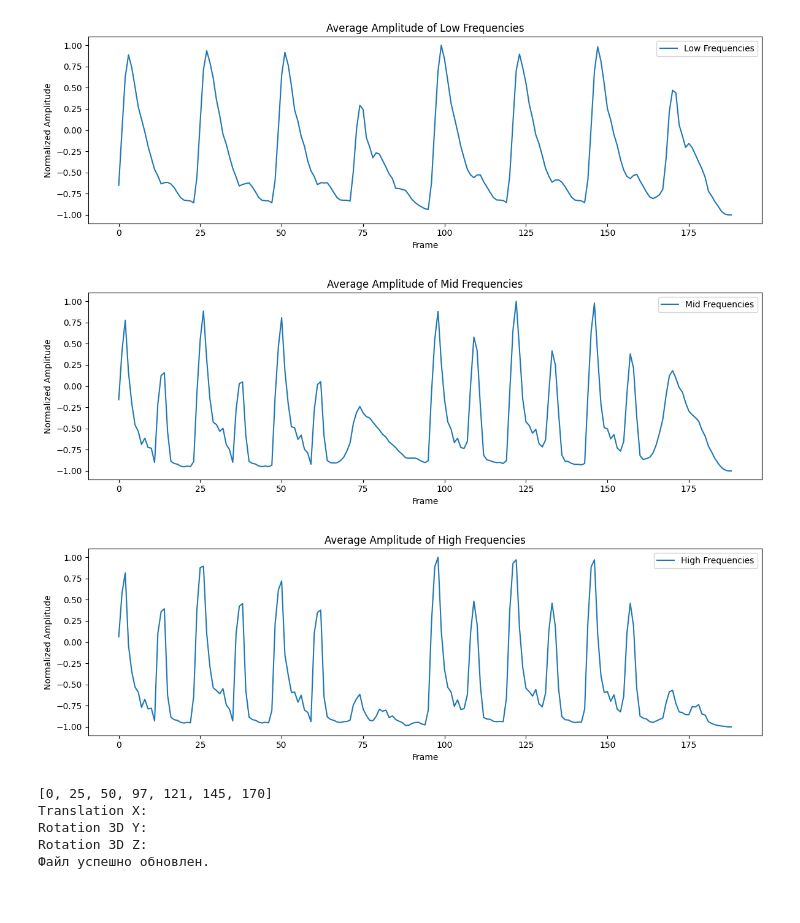
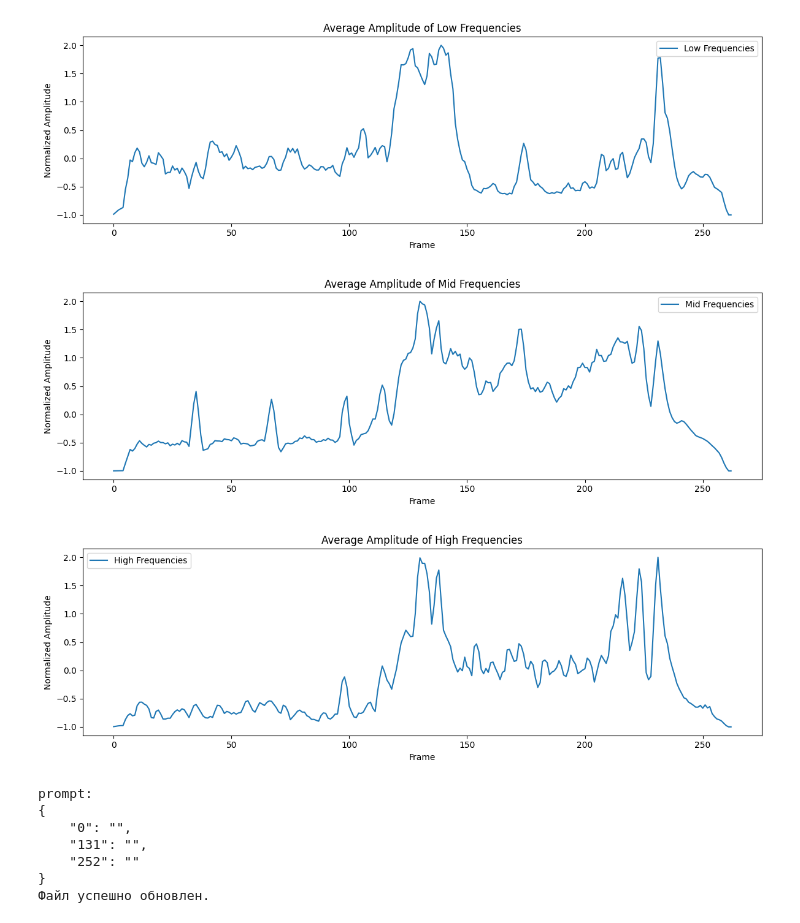
Before and after one commit to recoilme/deforum_music, a Jupyter notebook: mp32mp4.ipynb, the cells around one changed output. Cells and saved outputs as stored; diff of their text form; code cells hidden in the pictures.

```diff
--- a/mp32mp4.ipynb
+++ b/mp32mp4.ipynb
@@ -14,9 +14,9 @@ frequency_ranges = {
 }
 
 # Параметры
-seconds_to_analyze = 0
+seconds_to_analyze = 0 # 0 -
 frames_per_second = 12
-filename = '/home/recoilme/tmp/0311.MP3'#'Daft_Punk_-_The_Son_Of_Flynn.wav'
+filename = 'example.mp3'
 deforum_settings_base = '_deforum_music_settings.txt'
 deforum_settings_result = 'deforum_music_settings.txt'
 human_hearing_min = 20  # Минимальная слышимая частота в Гц
@@ -134,7 +134,7 @@ for start in range(0, len(audio_data), samples_per_frame):
 
 # Отображение данных с нормализацией и сглаживанием
 for range_name in frequency_ranges:
-    norm_array = normalize(np.array(amplitudes[range_name]),-1,1,3)
+    norm_array = normalize(np.array(amplitudes[range_name]),-1,2,3)
     formatted_string = ", ".join(f"{index}: ({value:.2f})" for index, value in enumerate(norm_array))
     #print(formatted_string)
 
@@ -154,7 +154,7 @@ for range_name in frequency_ranges:
     all_peaks.extend((peak, norm_array[peak]) for peak in peaks)
 
 selected_peaks = [0]
-max_peaks = (len(audio_data) // sample_rate) // 2
+max_peaks = (len(audio_data) // sample_rate) // 4
 
 # Сортируем все пики по величине в убывающем порядке
 all_peaks.sort(key=lambda x: x[1], reverse=True)
@@ -164,65 +164,69 @@ for peak, value in all_peaks:
         selected_peaks.append(peak)
     else:
         # Проверяем расстояние от текущего пика до всех уже выбранных пиков
-        if all(abs(peak - selected_peak) >= frames_per_second for selected_peak in selected_peaks):
+        if all(abs(peak - selected_peak) >= frames_per_second*10 for selected_peak in selected_peaks):
             selected_peaks.append(peak)
     # Если мы достигли нужного количества пиков, прерываем цикл
     if len(selected_peaks) == max_peaks:
         break
 selected_peaks.sort()
-print(selected_peaks)
+numbers_dict = {str(number): "" for number in selected_peaks}
+numbers_json = json.dumps(numbers_dict, indent=4)
+print('prompt:')
+print(numbers_json)
 
 def deforum_str(array):
     return ", ".join(f"{index}: ({value:.2f})" for index, value in enumerate(array))
 # Чтение JSON из файла
 with open(deforum_settings_base, 'r', encoding='utf-8') as f:
     deforum = json.load(f)
 #for key, value in deforum.items():
 #    print(f"The value of field '{key}' ")
 deforum['soundtrack_path']=filename
 
 for range_name in frequency_ranges:
     if range_name == 'Low Frequencies':
+        deforum['max_frames']=len(np.array(amplitudes[range_name]))
         #print("cfg:")
         #print(deforum_str(normalize(np.array(amplitudes[range_name]),6,16,1)))
         deforum['cfg_scale_schedule'] = deforum_str(normalize(np.array(amplitudes[range_name]),6,16,1))
         #print("str:")
         x = normalize(np.array(amplitudes[range_name]),0.45,0.65,1,True)
         x[selected_peaks] *= 0.75
         #print(deforum_str(x))
         deforum['strength_schedule'] = deforum_str(x)
         #print("Translation Z:")
         #print(deforum_str(normalize(np.array(amplitudes[range_name]),-1,4,3)))
         deforum['translation_z'] = deforum_str(normalize(np.array(amplitudes[range_name]),-1,4,3))
     if range_name == 'Mid Frequencies':
-        print("Translation X:")
-        #print(deforum_str(normalize(np.array(amplitudes[range_name]),-1.4,1.4,3,True)))
-        print("Rotation 3D Y:")
+        data_mean = np.mean(normalize(np.array(amplitudes[range_name]),-1.4,1.4,3,True))
+        deforum['translation_x']=deforum_str(normalize(np.array(amplitudes[range_name]),-1.4,(1.4-data_mean*2),3,True))
+        #print("Rotation 3D Y:")
+        data_mean = np.mean(normalize(np.array(amplitudes[range_name]),-0.4,0.4,3))
+        deforum['rotation_3d_y']=deforum_str(normalize(np.array(amplitudes[range_name]),-0.4,(0.4-data_mean*2),6))
         #print(deforum_str(normalize(np.array(amplitudes[range_name]),-0.4,0.4,3)))
     if range_name == 'High Frequencies':
-        print("Rotation 3D Z:")
+        #print("Rotation 3D Z:")
         #print(deforum_str(normalize(np.array(amplitudes[range_name]),-0.4,0.4,3)))
+        data_mean = np.mean(normalize(np.array(amplitudes[range_name]),-0.4,0.4,3))
+        deforum['translation_y']=deforum_str(normalize(np.array(amplitudes[range_name]),-0.4,0.4-data_mean*2,3))
+        deforum['rotation_3d_x']=deforum_str(normalize(np.array(amplitudes[range_name]),-0.4,(0.4-data_mean*2),6,True))
 
 # Сохранение файла с обновленным значением поля
-with open(deforum_settings_result, 'w', encoding='utf-8') as ff:
-    json.dump(deforum, ff, ensure_ascii=False, indent=4)
-
-print("Файл успешно обновлен.")
-# Печать значений полей
-#print(deforum)  # Выводит весь JSON
-#for key, value in deforum.items():
-#    print(f"The value of field '{key}' ")
-
-#prompts
-#strength_schedule
-#cfg_scale_schedule
-#translation_z
+try:
+    with open(deforum_settings_result, 'w', encoding='utf-8') as ff:
+        json.dump(deforum, ff, ensure_ascii=False, indent=4)
+    print("Файл успешно обновлен.")
+except Exception as e:
+    print(f"Произошла ошибка при записи файла: {e}")
 # %% [output]
-[figure, old version]
+[figure, new version]
-[figure, old version]
+[figure, new version]
-[figure, old version]
+[figure, new version]
-[0, 25, 50, 97, 121, 145, 170]
-Translation X:
-Rotation 3D Y:
-Rotation 3D Z:
+prompt:
+{
+    "0": "",
+    "131": "",
+    "252": ""
+}
 Файл успешно обновлен.
```
Also changed, not shown: parts of 1 cell of this notebook, 4 other files.
